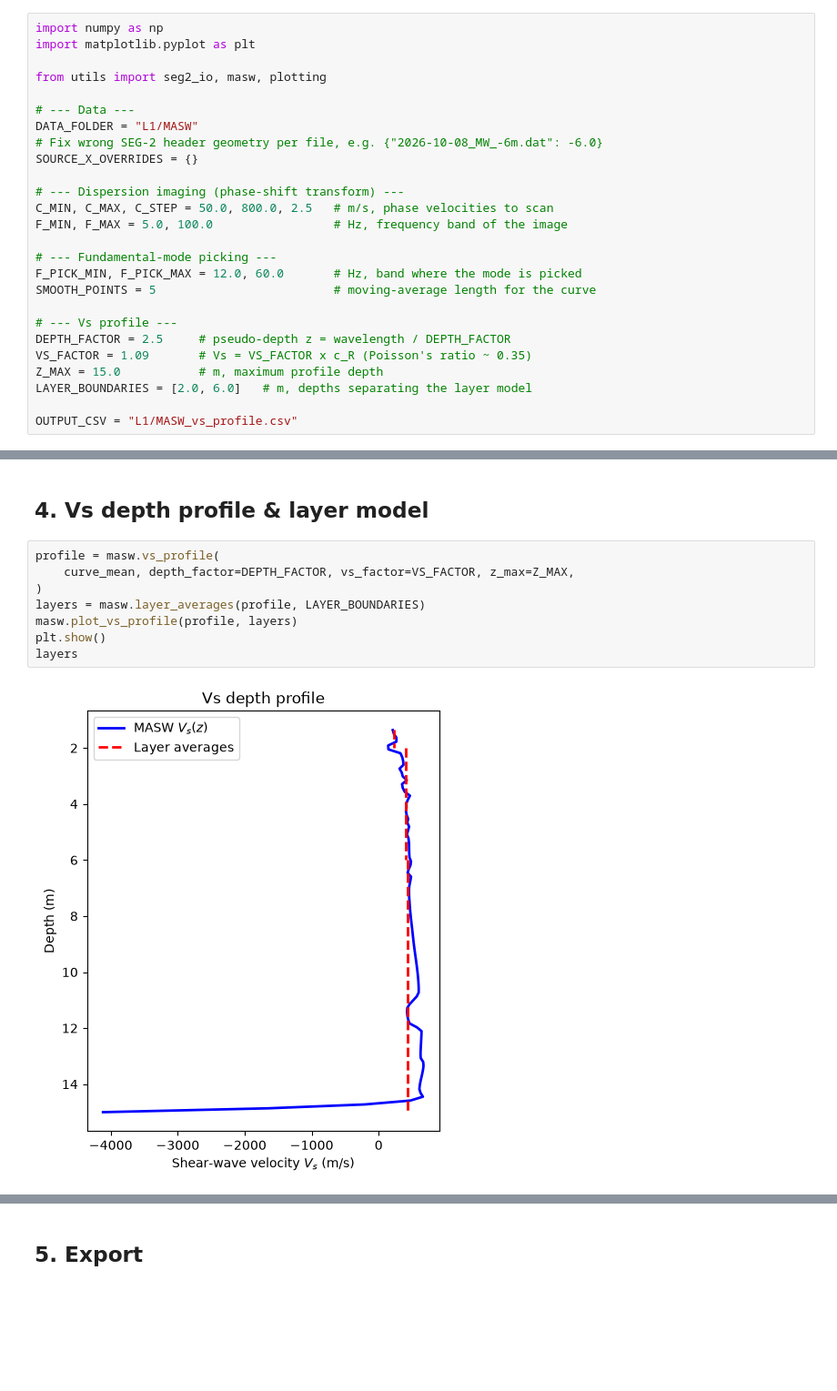
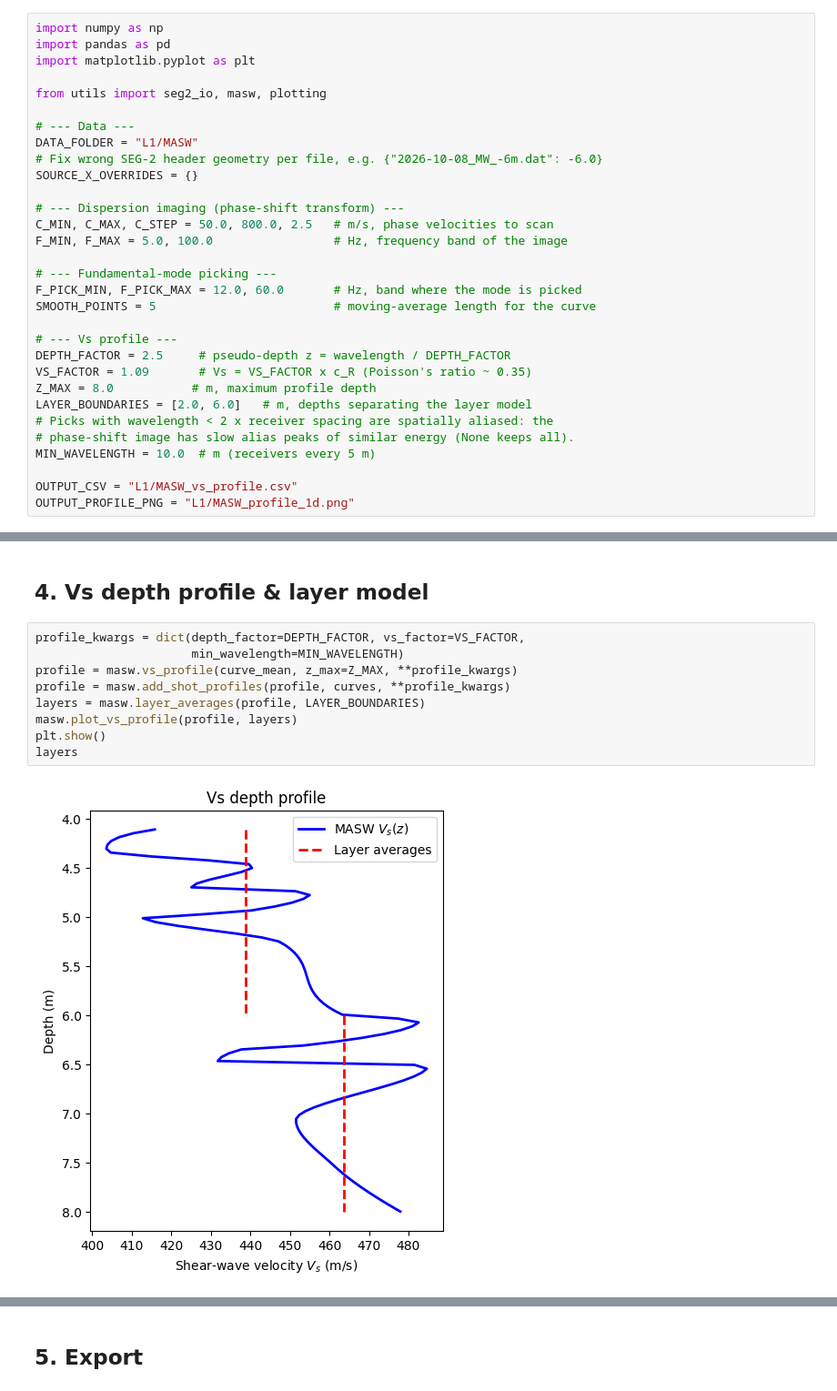
Before and after one commit to oscar-rincon/seismic-refraction-analysis, a Jupyter notebook: L1_MASW_analysis.ipynb, the cells around one changed output, grey strips where cells are left out. Shown at 91% size. Drawn from its saved outputs; the diff is of its cells as text; blank space fills up the shorter version.

```diff
--- a/L1_MASW_analysis.ipynb
+++ b/L1_MASW_analysis.ipynb
@@ -2,6 +2,7 @@
 # MASW Analysis — Line L1
 # %%
 import numpy as np
+import pandas as pd
 import matplotlib.pyplot as plt
 
 from utils import seg2_io, masw, plotting
@@ -22,10 +23,14 @@ SMOOTH_POINTS = 5                         # moving-average length for the curve
 # --- Vs profile ---
 DEPTH_FACTOR = 2.5     # pseudo-depth z = wavelength / DEPTH_FACTOR
 VS_FACTOR = 1.09       # Vs = VS_FACTOR x c_R (Poisson's ratio ~ 0.35)
-Z_MAX = 15.0           # m, maximum profile depth
+Z_MAX = 8.0           # m, maximum profile depth
 LAYER_BOUNDARIES = [2.0, 6.0]   # m, depths separating the layer model
+# Picks with wavelength < 2 x receiver spacing are spatially aliased: the
+# phase-shift image has slow alias peaks of similar energy (None keeps all).
+MIN_WAVELENGTH = 10.0  # m (receivers every 5 m)
 
 OUTPUT_CSV = "L1/MASW_vs_profile.csv"
+OUTPUT_PROFILE_PNG = "L1/MASW_profile_1d.png"
 # %% [markdown]
 ## 1. Load shot gathers
 # %%
@@ -82,13 +87,14 @@ curve_mean.round(2)
 # %% [markdown]
 ## 4. Vs depth profile & layer model
 # %%
-profile = masw.vs_profile(
-    curve_mean, depth_factor=DEPTH_FACTOR, vs_factor=VS_FACTOR, z_max=Z_MAX,
-)
+profile_kwargs = dict(depth_factor=DEPTH_FACTOR, vs_factor=VS_FACTOR,
+                      min_wavelength=MIN_WAVELENGTH)
+profile = masw.vs_profile(curve_mean, z_max=Z_MAX, **profile_kwargs)
+profile = masw.add_shot_profiles(profile, curves, **profile_kwargs)
 layers = masw.layer_averages(profile, LAYER_BOUNDARIES)
 masw.plot_vs_profile(profile, layers)
 plt.show()
 layers
 # %% [output]
-[figure, old version]
+[figure, new version]
 |  | top_m | bottom_m | vs_mean_m_s |
```
Also changed, not shown: parts of 5 cells of this notebook, 18 other files.
